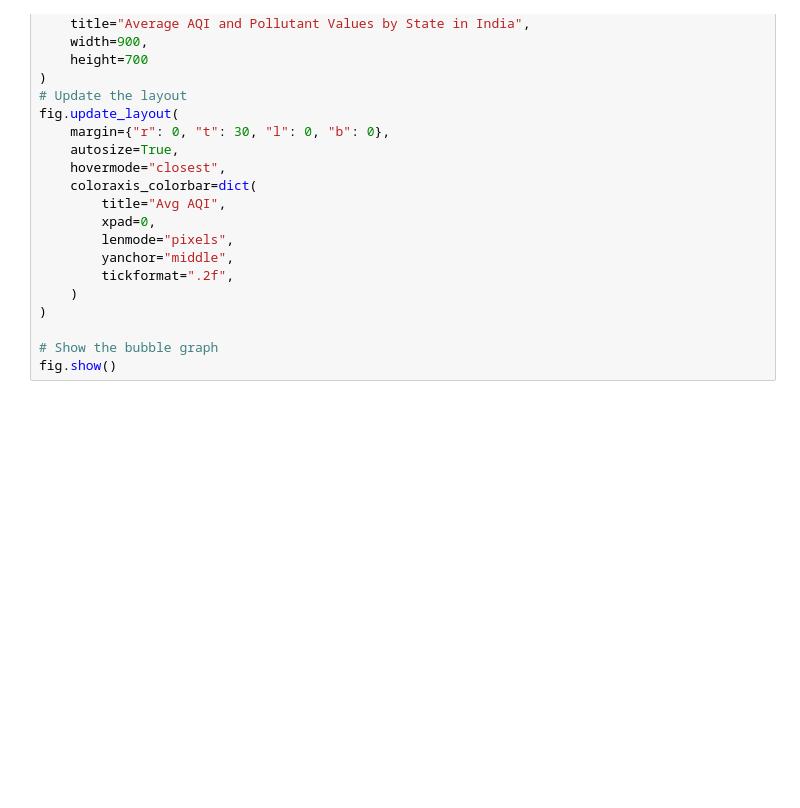
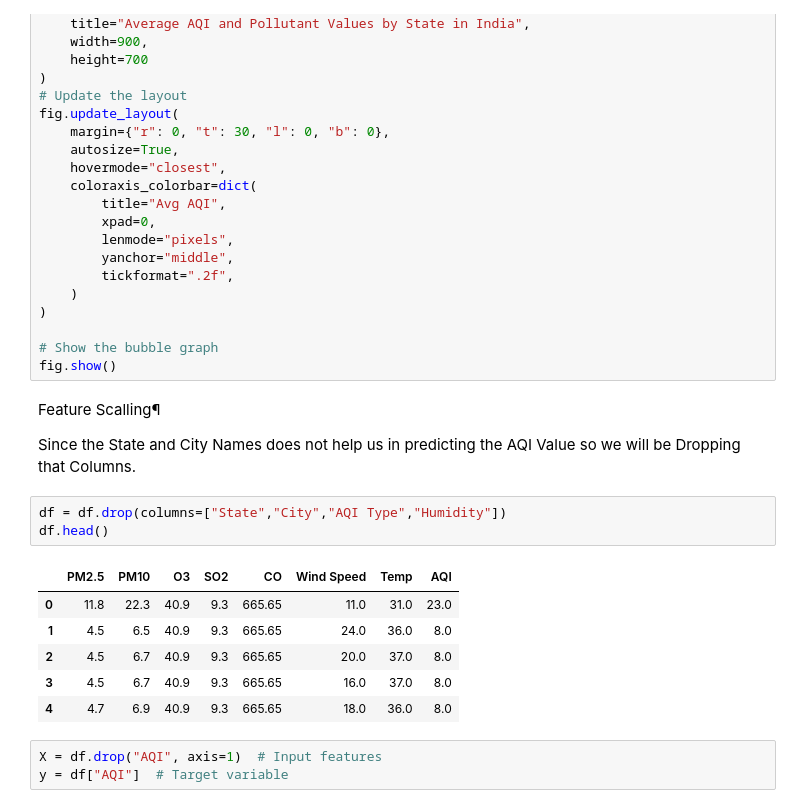
Before and after one commit to chandu-bala/EnviroMonitor, a Jupyter notebook: notebooks/AQI_Project.ipynb, the cells around one changed output. Cells and saved outputs as stored; diff of their text form; blank space fills up the shorter version.

```diff
--- a/notebooks/AQI_Project.ipynb
+++ b/notebooks/AQI_Project.ipynb
@@ -533,3 +533,20 @@ fig.update_layout(
 
 # Show the bubble graph
 fig.show()
+# %% [markdown]
+Feature Scalling¶
+
+Since the State and City Names does not help us in predicting the AQI Value so we will be Dropping that Columns.
+# %%
+df = df.drop(columns=["State","City","AQI Type","Humidity"])
+df.head()
+# %% [output]
+|  | PM2.5 | PM10 | O3 | SO2 | CO | Wind Speed | Temp | AQI |
+| 0 | 11.8 | 22.3 | 40.9 | 9.3 | 665.65 | 11.0 | 31.0 | 23.0 |
+| 1 | 4.5 | 6.5 | 40.9 | 9.3 | 665.65 | 24.0 | 36.0 | 8.0 |
+| 2 | 4.5 | 6.7 | 40.9 | 9.3 | 665.65 | 20.0 | 37.0 | 8.0 |
+| 3 | 4.5 | 6.7 | 40.9 | 9.3 | 665.65 | 16.0 | 37.0 | 8.0 |
+| 4 | 4.7 | 6.9 | 40.9 | 9.3 | 665.65 | 18.0 | 36.0 | 8.0 |
+# %%
+X = df.drop("AQI", axis=1)  # Input features
+y = df["AQI"]  # Target variable
```
Also changed, not shown: parts of 33 cells of this notebook, 1 other file.
